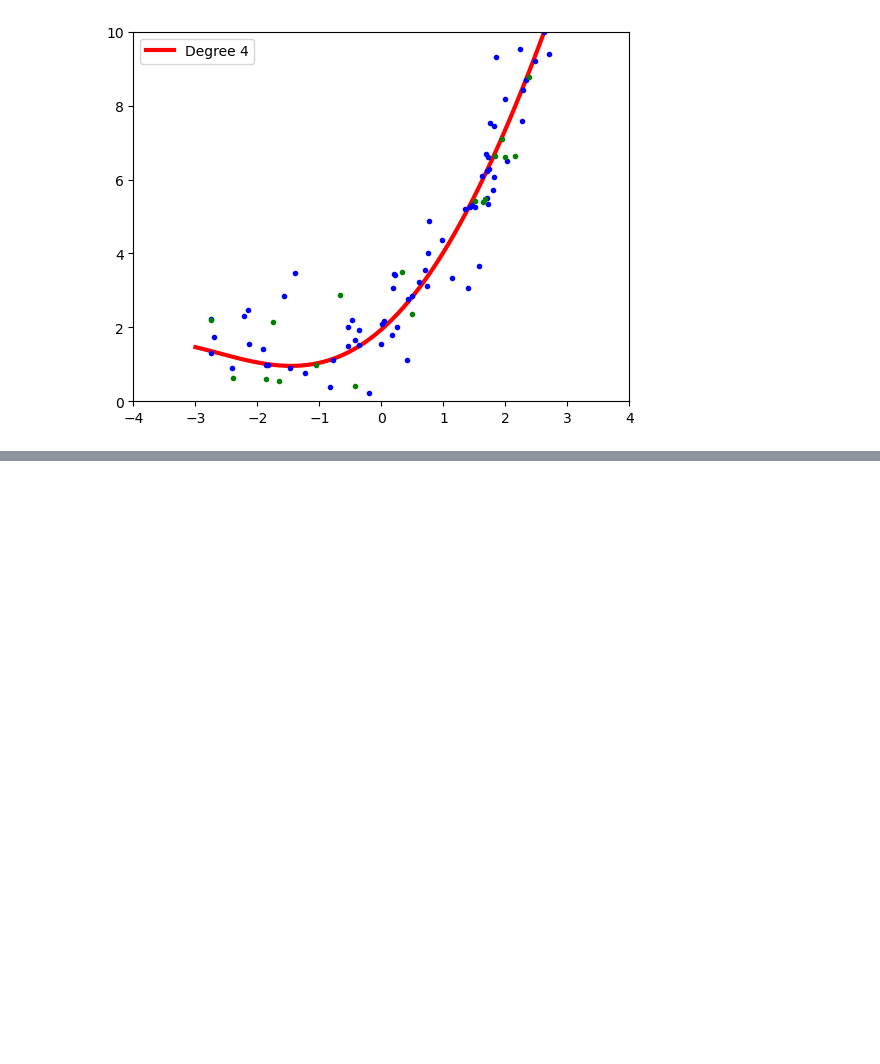
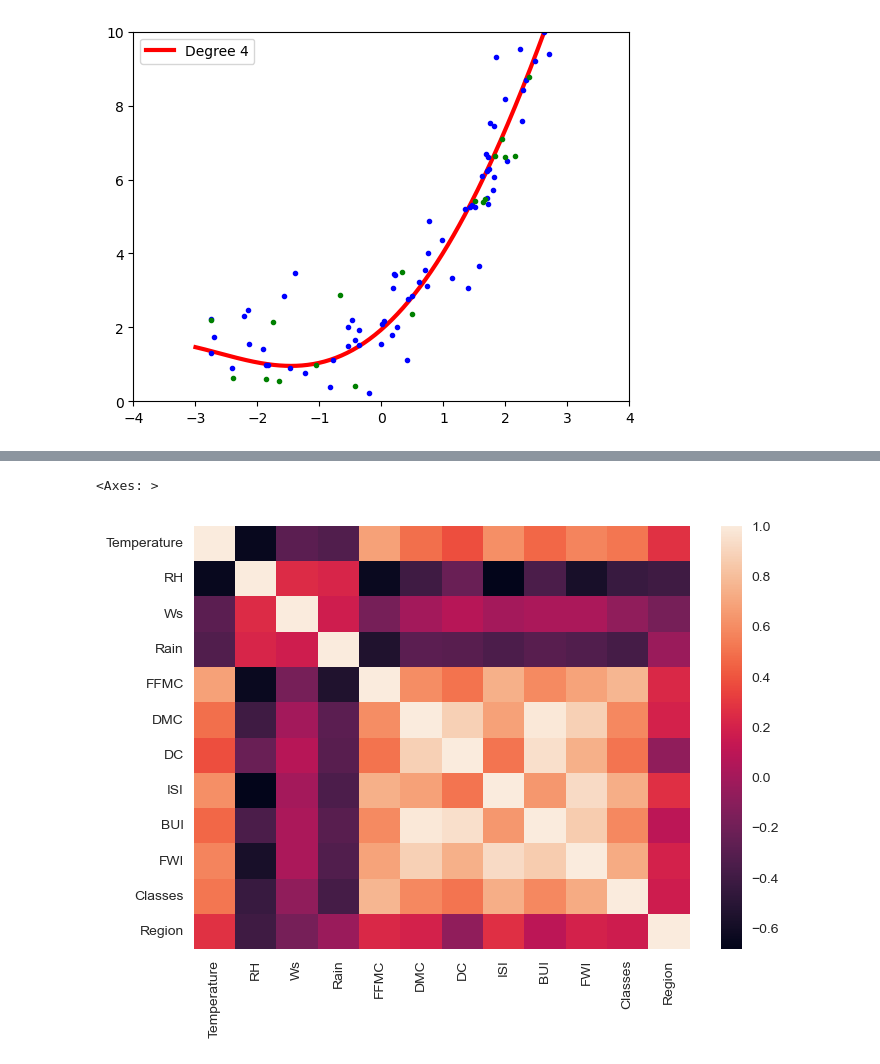
Before and after one commit to Udeani4/Machine-Learning-Course, a Jupyter notebook: machine_learning_2.ipynb, the cells around one changed output, grey strips where cells are left out. Drawn from its saved outputs; the diff is of its cells as text; code cells hidden in the pictures; blank space fills up the shorter version.

```diff
--- a/machine_learning_2.ipynb
+++ b/machine_learning_2.ipynb
@@ -731,0 +1103,6 @@ poly_regression(4)
+# %%
+## The heatmap
+sns.heatmap(df_copy.corr())
+# %% [output]
+<Axes: >
+[figure, added]
```
Also changed, not shown: parts of 57 cells of this notebook, 2 other files.
